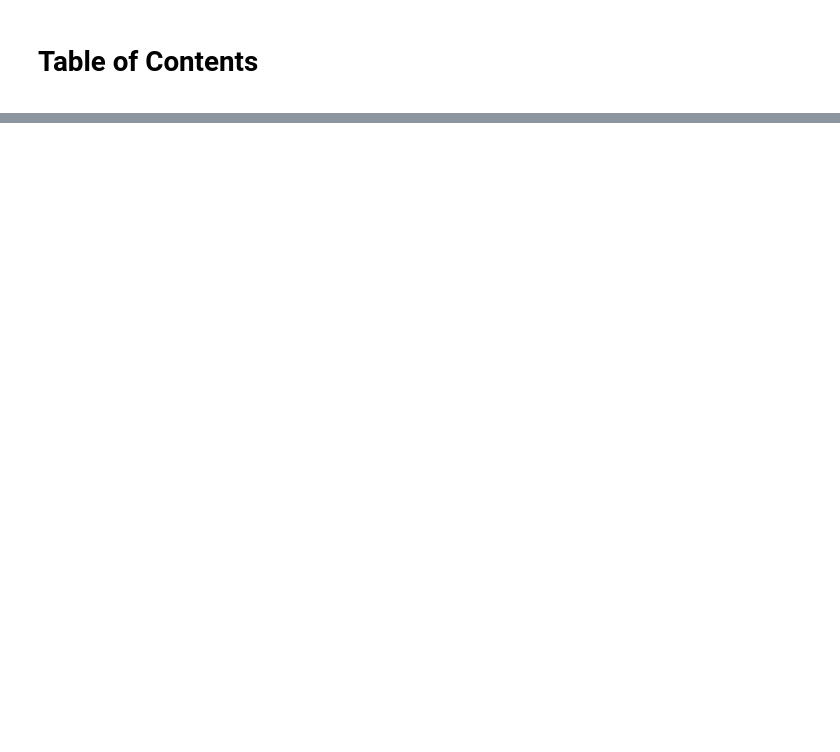
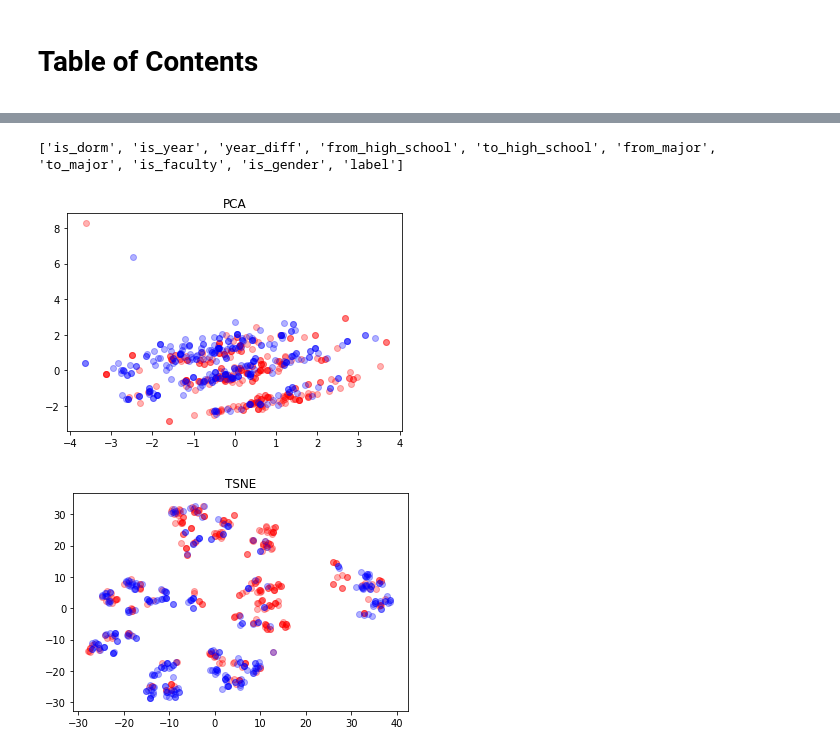
Before and after one commit to timpostuvan/link-prediction-facebook100, a Jupyter notebook: Feature Analysis.ipynb, the cells around one changed output, grey strips where cells are left out. Cells and saved outputs as stored; diff of their text form; code cells hidden in the pictures; blank space fills up the shorter version.

```diff
--- a/Feature Analysis.ipynb
+++ b/Feature Analysis.ipynb
@@ -124,0 +135,6 @@ np.mean([])
+# %%
+feature_red(raw_data,list(raw_data.columns)[2:],ind =  indices)
+# %% [output]
+['is_dorm', 'is_year', 'year_diff', 'from_high_school', 'to_high_school', 'from_major', 'to_major', 'is_faculty', 'is_gender', 'label']
+[figure, added]
+[figure, added]
```
Also changed, not shown: parts of 43 cells of this notebook, 11 other files.
